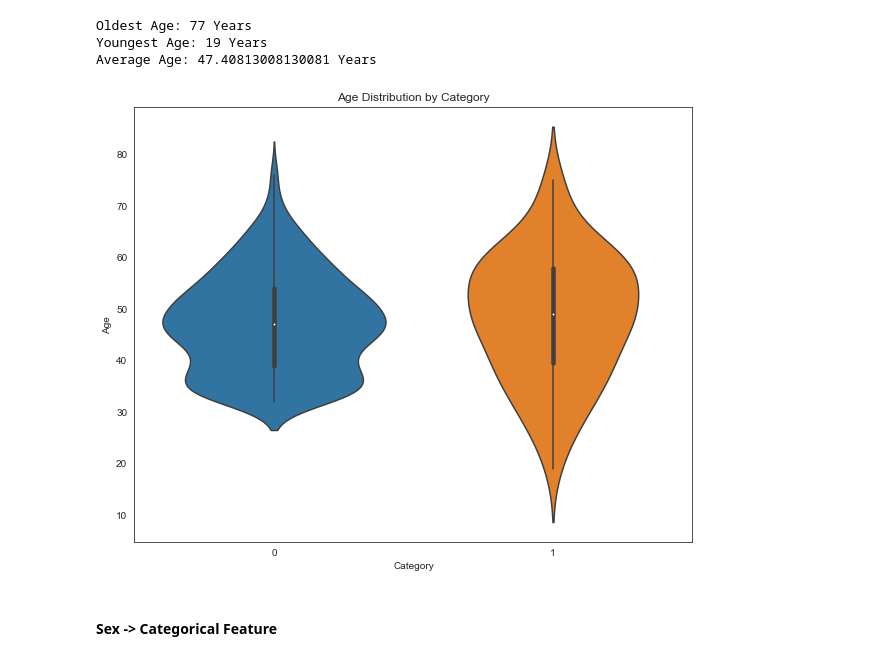
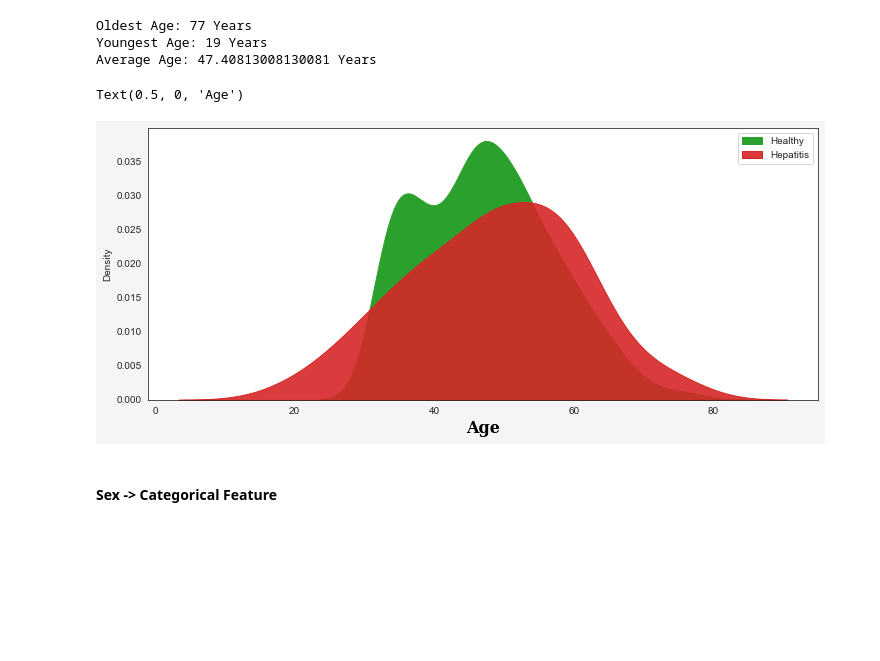
Before and after one commit to Itstor-Archive/UniversityStuff, a Jupyter notebook: semester-4/ML/notebook.ipynb, the cells around one changed output. Drawn from its saved outputs; the diff is of its cells as text; code cells hidden in the pictures; blank space fills up the shorter version.

```diff
--- a/semester-4/ML/notebook.ipynb
+++ b/semester-4/ML/notebook.ipynb
@@ -141,13 +150,18 @@ print('Average Age:', df['Age'].mean(),'Years')
 Oldest Age: 77 Years
 Youngest Age: 19 Years
 Average Age: 47.40813008130081 Years
-# %%
-plt.figure(figsize=(10, 8))
-sns.set_style('white')
-sns.violinplot(x=df['Category'], y=df['Age'])
-plt.title('Age Distribution by Category')
-plt.show()
-# %% [output]
-[figure, removed]
+# %%
+fig, ax = plt.subplots(1,1,figsize = (12,5))
+fig.patch.set_facecolor('#f5f5f5')
+sns.set_palette(sns.color_palette(['green','purple', 'orange', 'red']))
+
+sns.kdeplot('Age', data=df[df.Category==0], ax=ax, shade=True, color='tab:green', alpha=1, label='Healthy')
+sns.kdeplot('Age', data=df[df.Category==1], ax=ax, shade=True, color='tab:red', alpha=0.9, label='Hepatitis')
+
+ax.legend()
+ax.set_xlabel('Age', {'font':'Serif', 'fontsize':16,'fontweight':'bold', 'color':'black'})
+# %% [output]
+Text(0.5, 0, 'Age')
+[figure, added]
 # %% [markdown]
 #### Sex -> Categorical Feature
```
Also changed, not shown: parts of 10 cells of this notebook.
